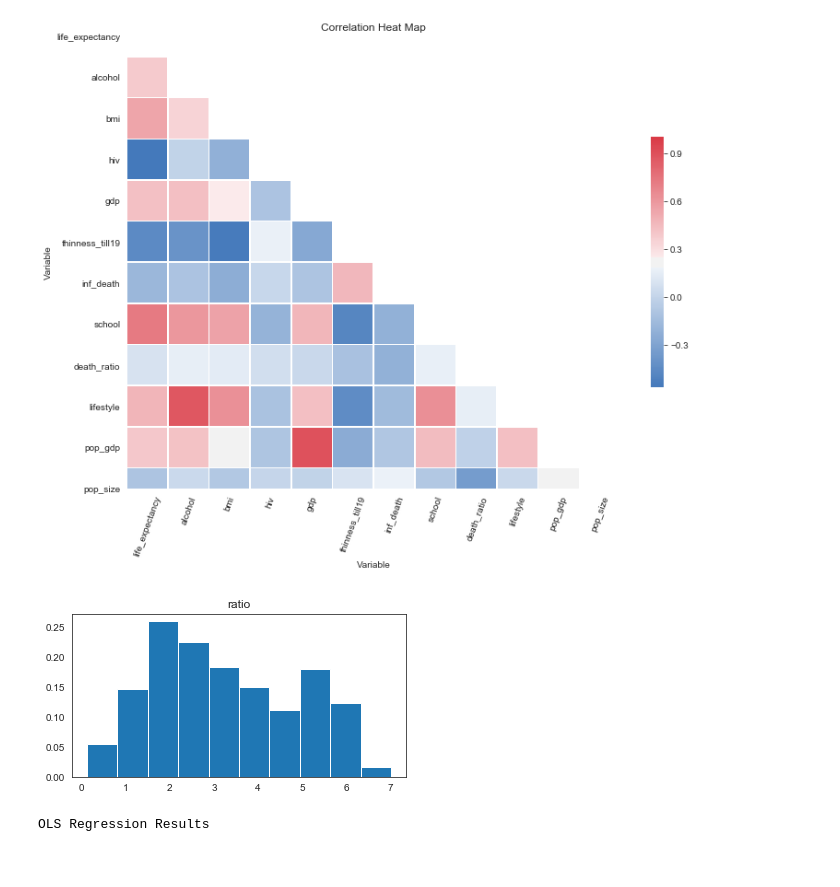
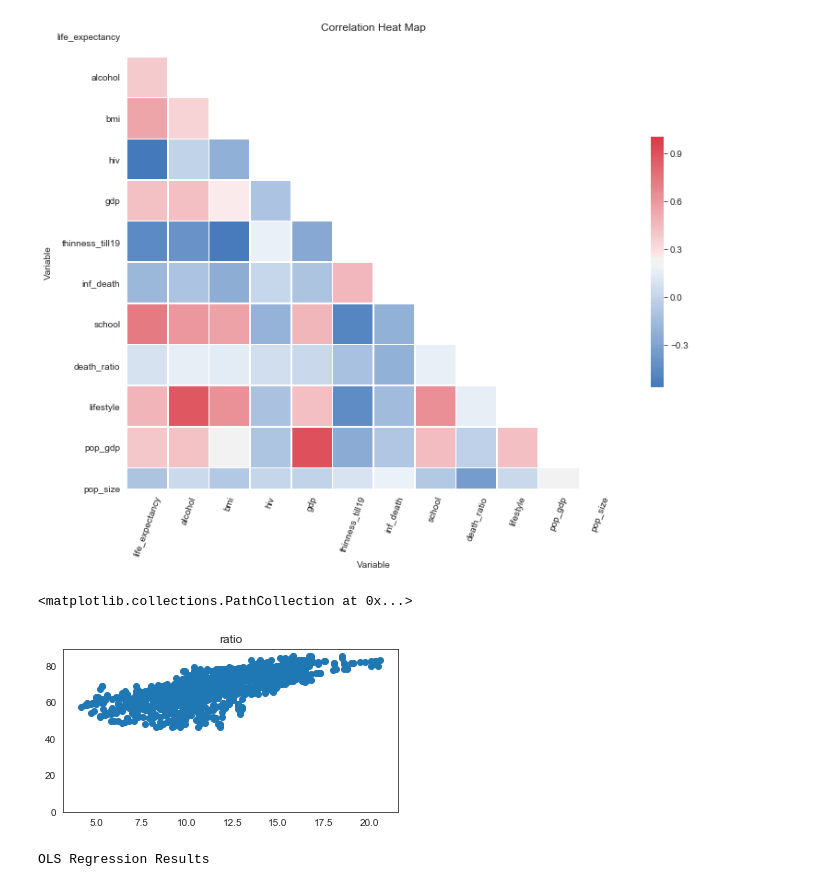
Before and after one commit to DaggerForce/Life_Expectancy_Project, a Jupyter notebook: life_expectancy.ipynb, the cells around one changed output. Cells and saved outputs as stored; diff of their text form; code cells hidden in the pictures.

```diff
--- a/life_expectancy.ipynb
+++ b/life_expectancy.ipynb
@@ -68,7 +68,7 @@ new_df = pd.DataFrame({'life_expectancy': df['life_expectancy'],
                         'lifestyle': df['bmi']*df['alcohol'],
                         'pop_gdp': df['gdp']*df['pop_size'],
                         'pop_size': df['pop_size'],
-                        'starving':
+                        'very_lean': df['very_lean']
                         })
 
 # check for multicollinearity and remove highgly correlated variables
@@ -125,18 +127,20 @@ CorrMtx(corr_map)
 # %%
 def create_hist(data, transform=None, title=None):
     if transform == 'log':
         data = np.log(data)
     elif transform == 'sqrt':
         data = np.cbrt(data)
     elif transform == 'cube':
         data = np.cbrt(data)
 
     plt.figure(figsize=(6,3))
     plt.hist(data, density=True)
     plt.title(title)
     plt.show
     return
 
-create_hist(new_df['death_ratio'], transform="sqrt" ,title="ratio")
+create_hist(new_df['school'], transform=None ,title="ratio")
+plt.scatter(new_df['school'], new_df['life_expectancy'])
 # %% [output]
+<matplotlib.collections.PathCollection at 0x...>
-[figure, old version]
+[figure, new version]
```
Also changed, not shown: parts of 3 cells of this notebook, 2 other files.
